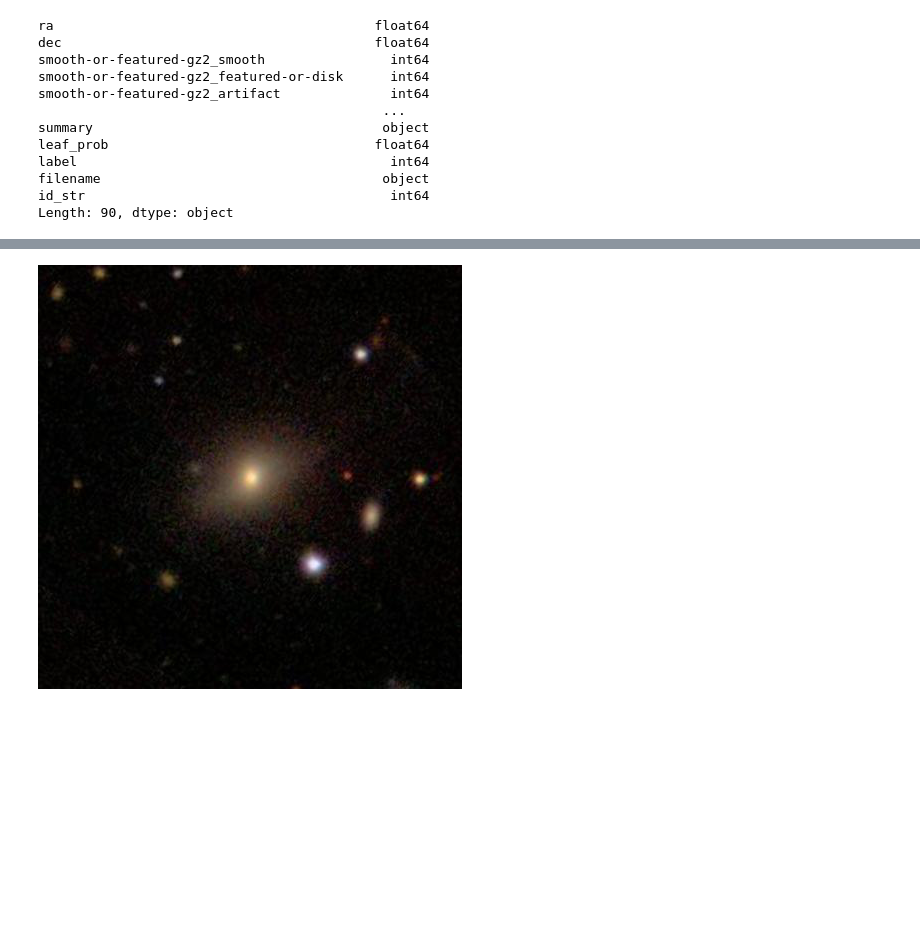
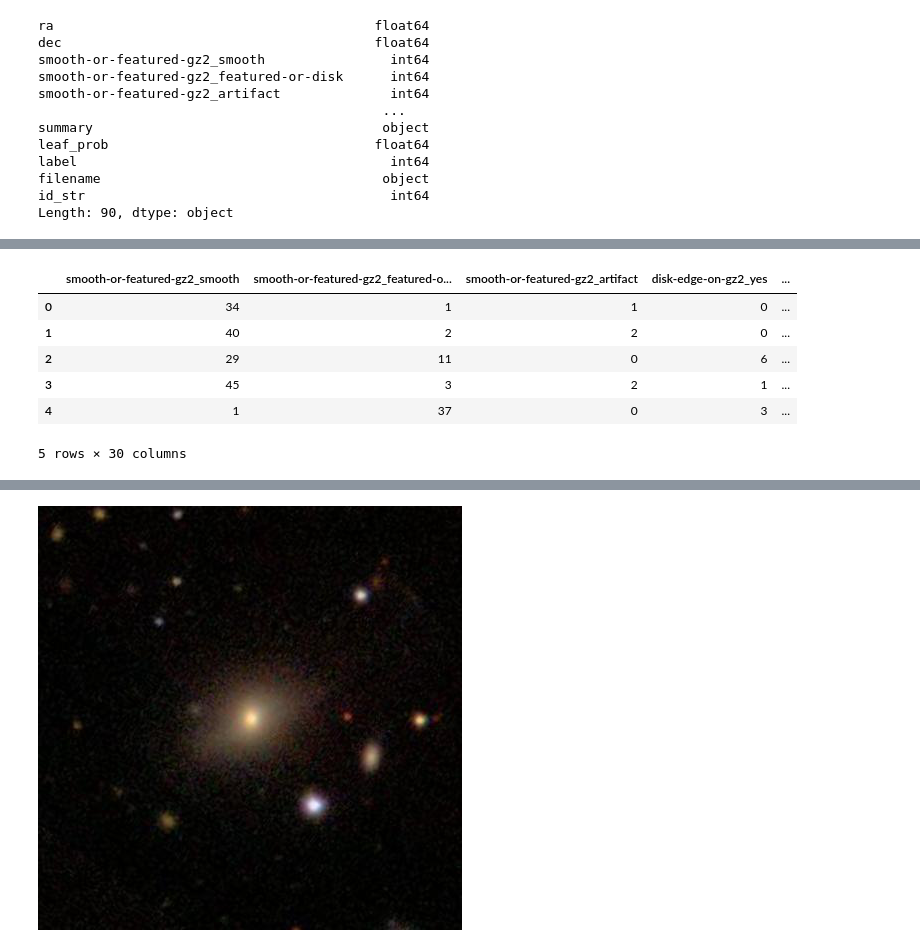
Before and after one commit to RobP910/Project-3---Galaxy-Zoo, a Jupyter notebook: data_exploration.ipynb, the cells around one changed output, grey strips where cells are left out. Drawn from its saved outputs; the diff is of its cells as text; code cells hidden in the pictures; blank space fills up the shorter version.

```diff
--- a/data_exploration.ipynb
+++ b/data_exploration.ipynb
@@ -52,0 +72,10 @@ Length: 90, dtype: object
+# %%
+df[label_columns].head()
+# %% [output]
+|  | smooth-or-featured-gz2_smooth | smooth-or-featured-gz2_featured-o... | smooth-or-featured-gz2_artifact | disk-edge-on-gz2_yes | ... |
+| 0 | 34 | 1 | 1 | 0 | ... |
+| 1 | 40 | 2 | 2 | 0 | ... |
+| 2 | 29 | 11 | 0 | 6 | ... |
+| 3 | 45 | 3 | 2 | 1 | ... |
+| 4 | 1 | 37 | 0 | 3 | ... |
+5 rows × 30 columns
```
Also changed, not shown: parts of 7 cells of this notebook.
